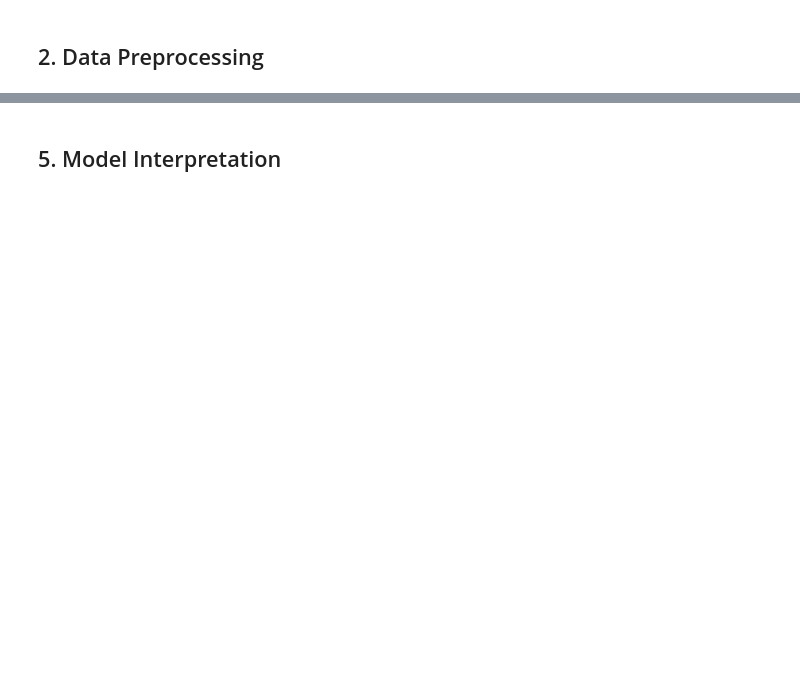
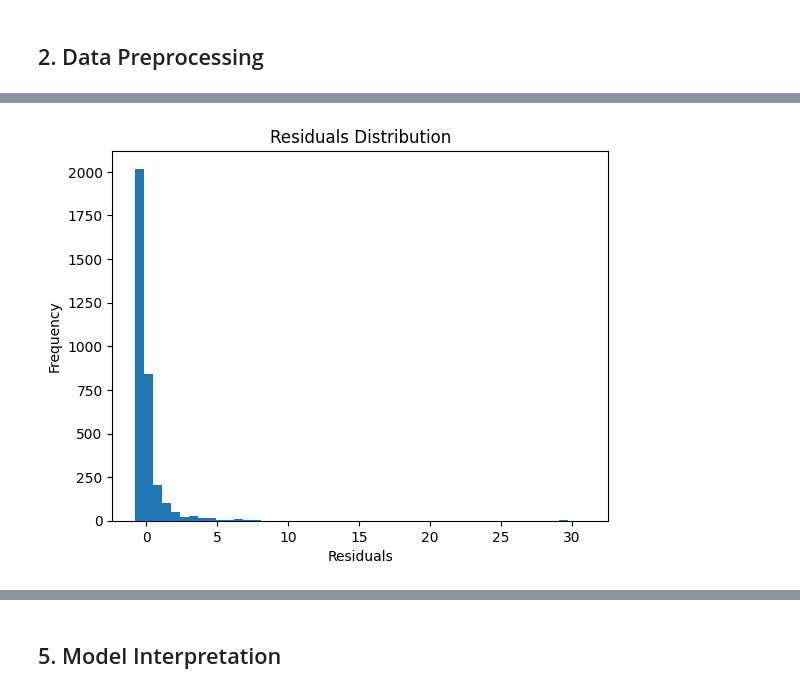
Before and after one commit to Saxon-account/vhs-intro-ai, a Jupyter notebook: semester-project.ipynb, the cells around one changed output, grey strips where cells are left out. Cells and saved outputs as stored; diff of their text form; code cells hidden in the pictures; blank space fills up the shorter version.

```diff
--- a/semester-project.ipynb
+++ b/semester-project.ipynb
@@ -240,0 +175,11 @@ plt.show()
+# %%
+from sklearn.ensemble import RandomForestRegressor
+from sklearn.tree import DecisionTreeRegressor
+
+# Random forest model
+rt_vg_model = RandomForestRegressor(random_state=1, n_estimators=100, max_depth=3)
+rt_vg_model.fit(X_train, y_train)
+
+# Decision tree model
+dt_vg_model = DecisionTreeRegressor(random_state=1, max_depth=3, max_leaf_nodes=10)
+dt_vg_model.fit(X_train, y_train)
@@ -240,0 +191,24 @@ plt.show()
+# %%
+rt_vg_model = RandomForestRegressor(n_estimators=100, max_depth=3, random_state=1)
+rt_vg_model.fit(X_train, y_train)
+
+dt_vg_model = DecisionTreeRegressor(max_leaf_nodes=50, max_depth=3, random_state=1)
+dt_vg_model.fit(X_train, y_train)
+
+# Make predictions
+rt_y_train_pred = rt_vg_model.predict(X_train)
+
+# Make predictions
+dt_y_train_pred = dt_vg_model.predict(X_train)
+
+# Evaluate the model (Random Forest Regressor)
+train_mae = mean_absolute_error(y_train, rt_y_train_pred)
+
+print("Random Forest Regressor MAE:")
+print(f"Training MAE: {train_mae:.2f}")
+
+# Evaluate the model (Decision Tree)
+train_mae = mean_absolute_error(y_train, dt_y_train_pred)
+
+print("Decision Tree MAE:")
+print(f"Training MAE: {train_mae:.2f}")
@@ -240,0 +280,10 @@ plt.show()
+# %%
+residuals = y_valid - rt_vg_model.predict(X_valid)
+
+plt.hist(residuals, bins=50)
+plt.title("Residuals Distribution")
+plt.xlabel("Residuals")
+plt.ylabel("Frequency")
+plt.show()
+# %% [output]
+[figure, added]
```
Also changed, not shown: parts of 55 cells of this notebook.
